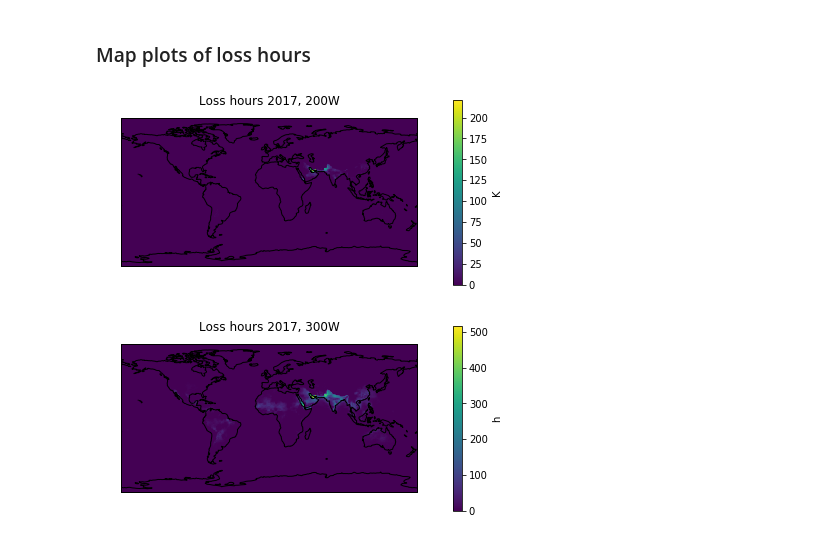
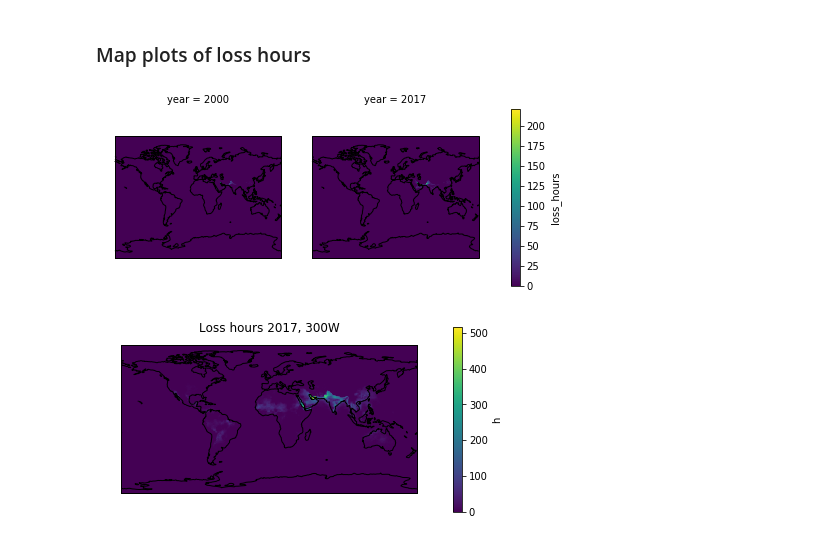
Before and after one commit to mangecoeur/health-climate-exposure, a Jupyter notebook: 1.3 Labour capacity change.ipynb, the cells around one changed output. Saved outputs shown, nothing was run; the diff lists cells and outputs as text; code cells hidden in the pictures.

```diff
--- a/1.3 Labour capacity change.ipynb
+++ b/1.3 Labour capacity change.ipynb
@@ -337,21 +337,18 @@ yearly_pct_in_serv = xr.open_mfdataset(str(DATA_SRC / 'lancet' / 'yearly_pct_in_
 ### Map plots of loss hours
 # %%
 from cartopy import crs
-# %%
-year = 2017
-year_vals = hours_lost_200.sel(year=year).loss_hours
-
-f = plt.figure(figsize=(6,3))
-
-ax = plt.axes(projection=crs.PlateCarree())
-year_vals.plot.pcolormesh(ax=ax,
-                          transform=crs.PlateCarree(),
-                          cbar_kwargs=dict(label='h'))
-ax.coastlines()
-ax.set_title(f'Loss hours {year}, 200W')
-plt.tight_layout()
-# %% [output]
-[figure, removed]
+# %%
+year_vals = hours_lost_200.sel(year=[2000,2017]).loss_hours
+
+p = year_vals.plot.pcolormesh(
+    col='year',
+    transform=crs.PlateCarree(),
+    subplot_kws={'projection': crs.Miller()}
+                         )
+for ax in p.axes.flat:
+    ax.coastlines()
+# %% [output]
+[figure, added]
 # %%
 year = 2017
 year_vals = hours_lost_300.sel(year=year).loss_hours
```
Also changed, not shown: parts of 1 cell of this notebook, 1 other file.
